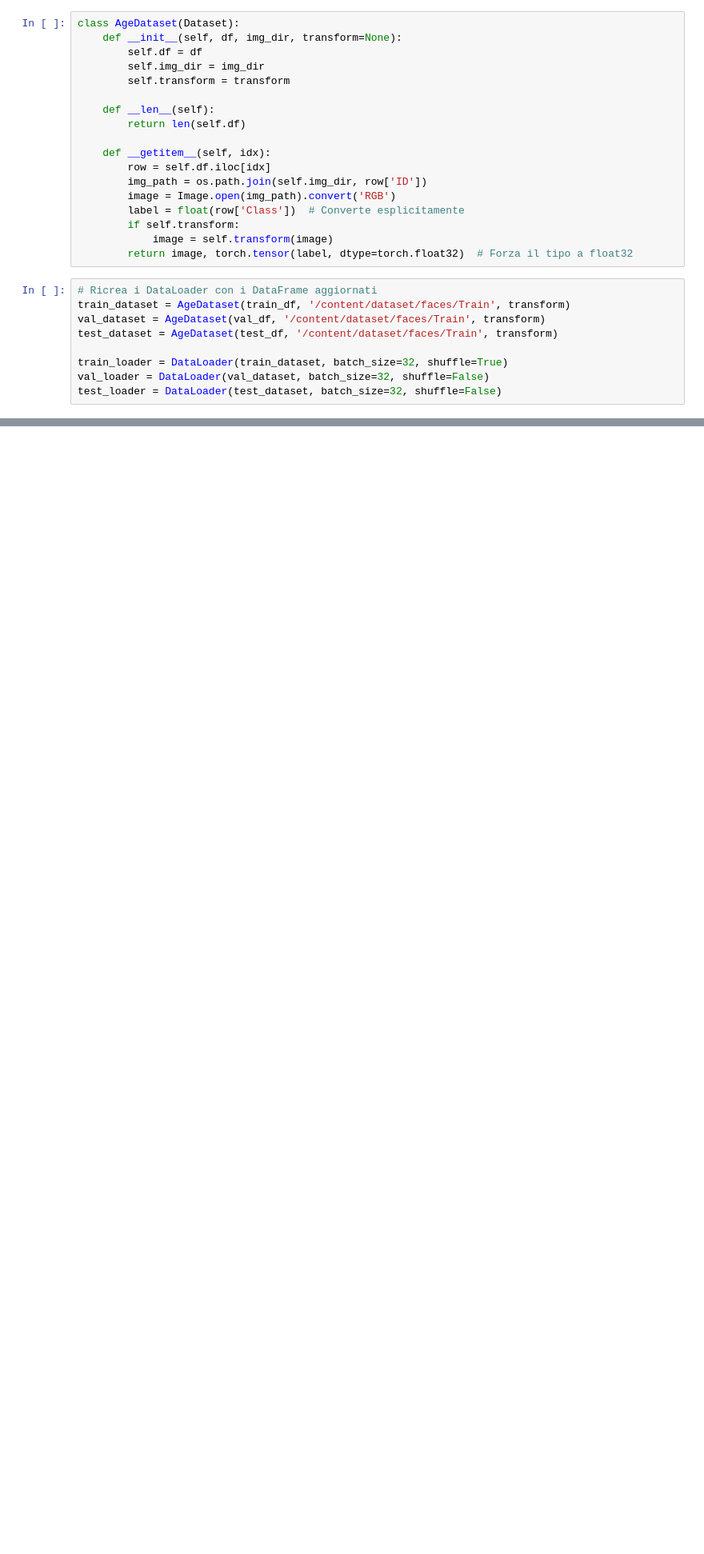
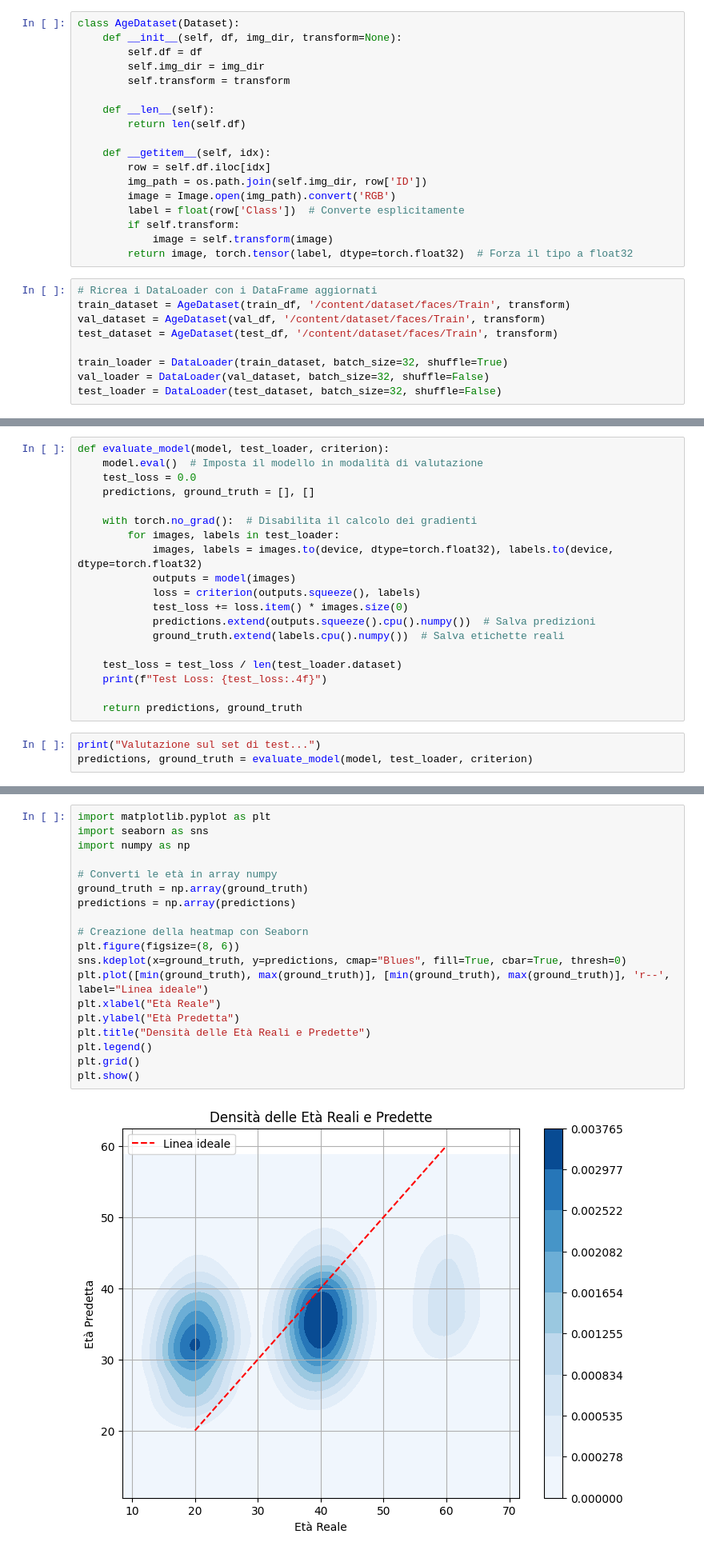
Before and after one commit to Emma-Cap/Deep-Learning-Project, a Jupyter notebook: PROVAAAA.ipynb, the cells around one changed output, grey strips where cells are left out. Shown: that part at 80% size. Drawn from its saved outputs; the diff is of its cells as text; blank space fills up the shorter version.

```diff
--- a/PROVAAAA.ipynb
+++ b/PROVAAAA.ipynb
@@ -641,0 +523,22 @@ Inizio del training...
+# %%
+def evaluate_model(model, test_loader, criterion):
+    model.eval()  # Imposta il modello in modalità di valutazione
+    test_loss = 0.0
+    predictions, ground_truth = [], []
+
+    with torch.no_grad():  # Disabilita il calcolo dei gradienti
+        for images, labels in test_loader:
+            images, labels = images.to(device, dtype=torch.float32), labels.to(device, dtype=torch.float32)
+            outputs = model(images)
+            loss = criterion(outputs.squeeze(), labels)
+            test_loss += loss.item() * images.size(0)
+            predictions.extend(outputs.squeeze().cpu().numpy())  # Salva predizioni
+            ground_truth.extend(labels.cpu().numpy())  # Salva etichette reali
+
+    test_loss = test_loss / len(test_loader.dataset)
+    print(f"Test Loss: {test_loss:.4f}")
+
+    return predictions, ground_truth
+# %%
+print("Valutazione sul set di test...")
+predictions, ground_truth = evaluate_model(model, test_loader, criterion)
@@ -641,0 +560,21 @@ Inizio del training...
+# %%
+import matplotlib.pyplot as plt
+import seaborn as sns
+import numpy as np
+
+# Converti le età in array numpy
+ground_truth = np.array(ground_truth)
+predictions = np.array(predictions)
+
+# Creazione della heatmap con Seaborn
+plt.figure(figsize=(8, 6))
+sns.kdeplot(x=ground_truth, y=predictions, cmap="Blues", fill=True, cbar=True, thresh=0)
+plt.plot([min(ground_truth), max(ground_truth)], [min(ground_truth), max(ground_truth)], 'r--', label="Linea ideale")
+plt.xlabel("Età Reale")
+plt.ylabel("Età Predetta")
+plt.title("Densità delle Età Reali e Predette")
+plt.legend()
+plt.grid()
+plt.show()
+# %% [output]
+[figure, added]
```
Also changed, not shown: parts of 17 cells of this notebook.
